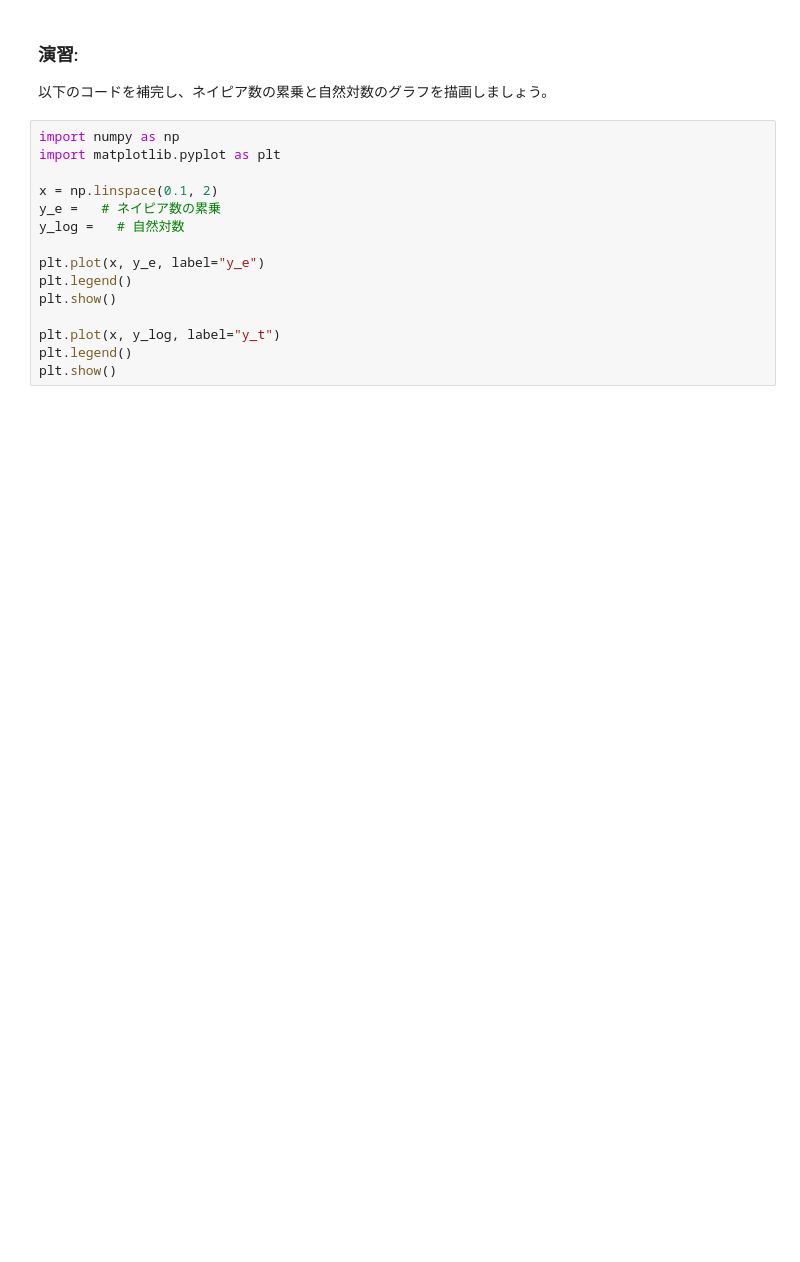
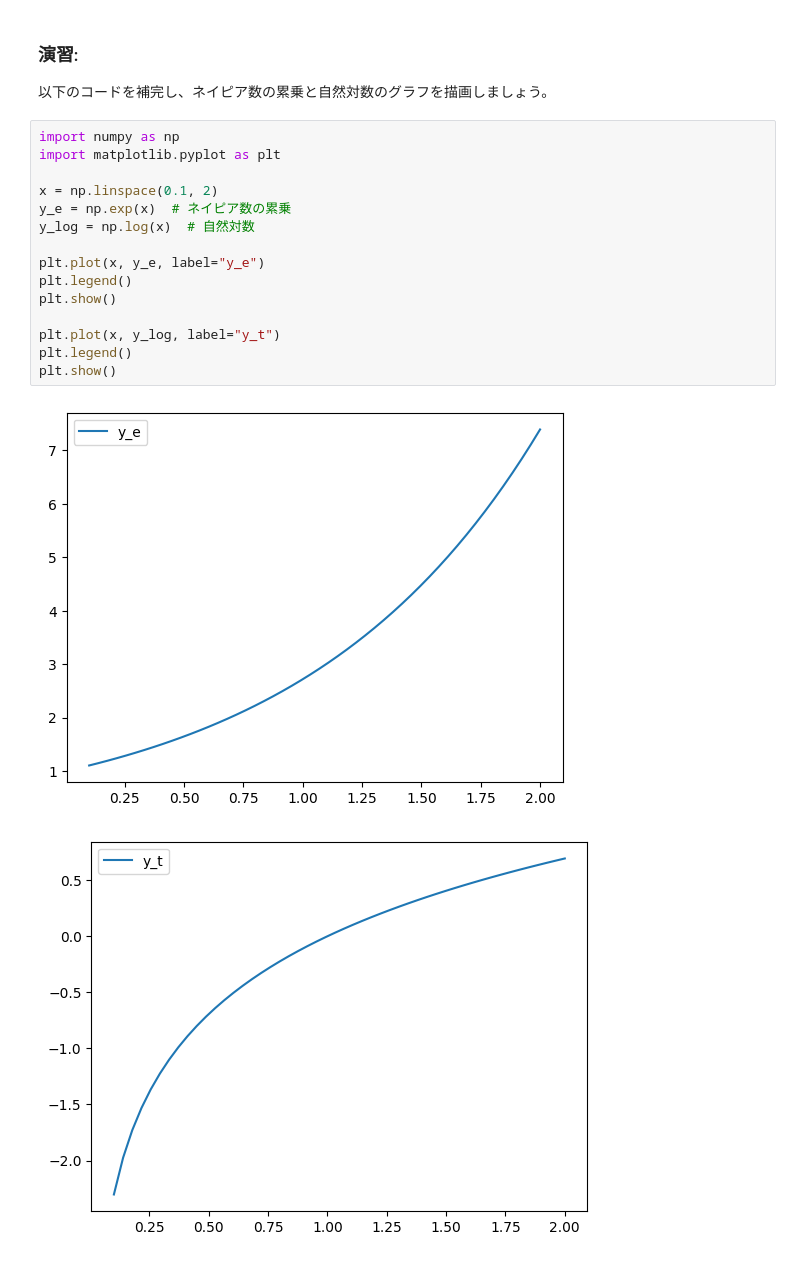
Before and after one commit to yuukimotai/UsedApart_PricePred, a Jupyter notebook: math_for_ai/Section_6/napier_lesson.ipynb, the cells around one changed output. Cells and saved outputs as stored; diff of their text form; blank space fills up the shorter version.

Commit message:
ネイピア数

```diff
--- a/math_for_ai/Section_6/napier_lesson.ipynb
+++ b/math_for_ai/Section_6/napier_lesson.ipynb
@@ -77,15 +87,18 @@ import numpy as np
 # %%
 import numpy as np
 import matplotlib.pyplot as plt
 
 x = np.linspace(0.1, 2)
-y_e =   # ネイピア数の累乗
-y_log =   # 自然対数
+y_e = np.exp(x)  # ネイピア数の累乗
+y_log = np.log(x)  # 自然対数
 
 plt.plot(x, y_e, label="y_e")
 plt.legend()
 plt.show()
 
 plt.plot(x, y_log, label="y_t")
 plt.legend()
 plt.show()
+# %% [output]
+[figure, added]
+[figure, added]
```
Also changed, not shown: parts of 2 cells of this notebook.
